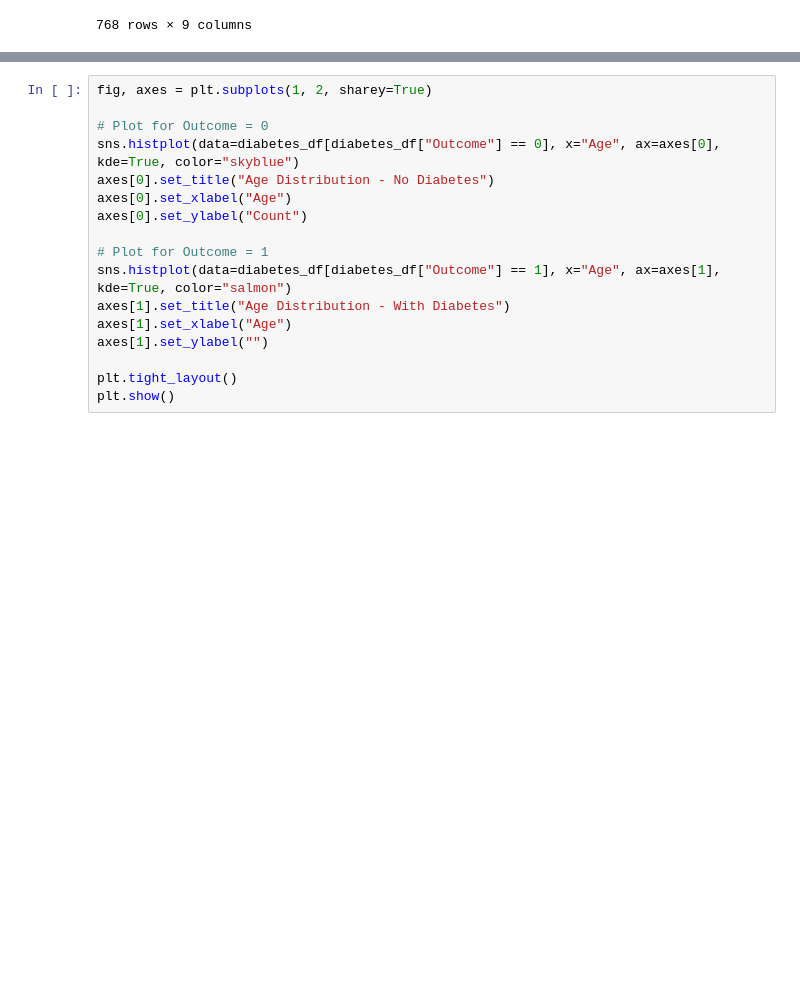
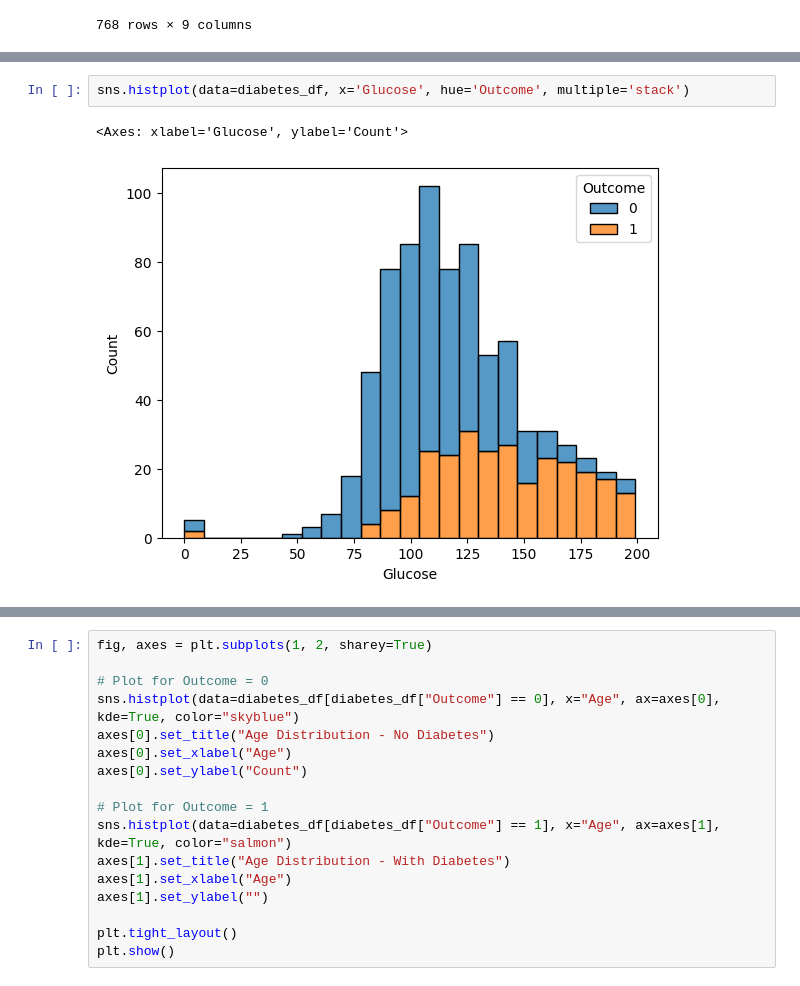
Before and after one commit to emmacionca/FinalProjectBiomedicalInformatics, a Jupyter notebook: I320M_FinalProject_PartialAnalysis.ipynb, the cells around one changed output, grey strips where cells are left out. Cells and saved outputs as stored; diff of their text form; blank space fills up the shorter version.

```diff
--- a/I320M_FinalProject_PartialAnalysis.ipynb
+++ b/I320M_FinalProject_PartialAnalysis.ipynb
@@ -29,0 +61,5 @@ diabetes_df
+# %%
+sns.histplot(data=diabetes_df, x='Glucose', hue='Outcome', multiple='stack')
+# %% [output]
+<Axes: xlabel='Glucose', ylabel='Count'>
+[figure, added]
```
Also changed, not shown: parts of 9 cells of this notebook.
